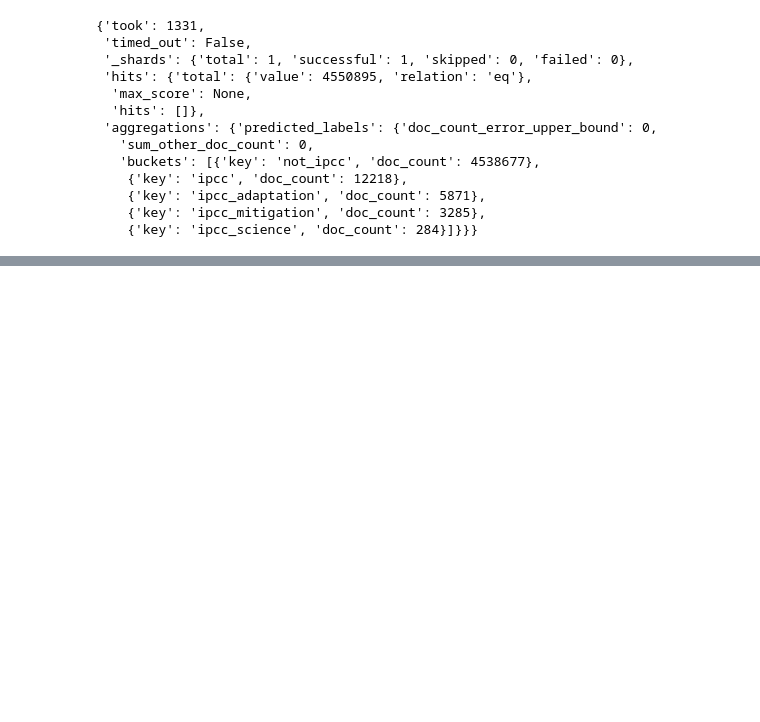
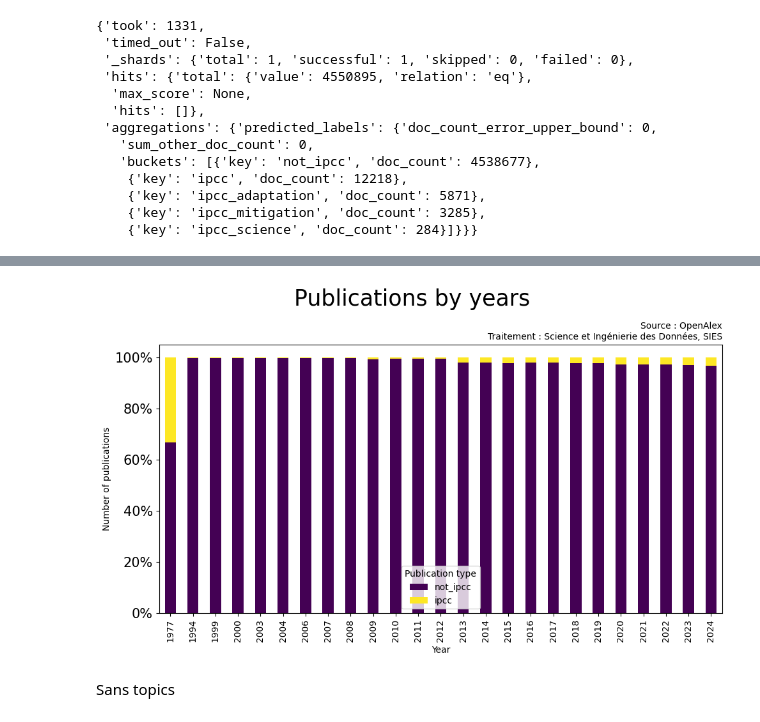
Before and after one commit to dataesr/teds, a Jupyter notebook: notebooks/IPCC_model_on_scanR_publications.ipynb, the cells around one changed output, grey strips where cells are left out. Cells and saved outputs as stored; diff of their text form; code cells hidden in the pictures; blank space fills up the shorter version.

```diff
--- a/notebooks/IPCC_model_on_scanR_publications.ipynb
+++ b/notebooks/IPCC_model_on_scanR_publications.ipynb
@@ -102,0 +297,70 @@ body = {
+# %%
+body = {
+  "size": 0,
+  "track_total_hits": True,
+  "query": {
+    "bool": {
+      "must": [
+        {
+          "term": {
+            "externalIds.type": "hal"
+          }
+        }
+      ]#,
+      #"filter": {
+      #  "exists": {
+      #    "field": "topics"
+      #  }
+      #}
+    }
+  },
+  "aggs": {
+    "years": {
+      "terms": {
+        "field": "year",
+        "size": 10000000
+      },
+      "aggs": {
+        "predicted_labels": {
+          "terms": {
+            "field": "predict_teds.label.keyword",
+            "size": 10000000
+          }
+        }
+      }
+    }
+  }
+}
+data=get_from_es(body,'scanr-publications')
+
+data_counts={}
+for x in data['aggregations']['years']['buckets']:
+    data_counts[x['key']]=[]
+    if 'not_ipcc' in [bucket['key'] for bucket in x['predicted_labels']['buckets']]:
+        nb=[bucket['doc_count'] for bucket in x['predicted_labels']['buckets'] if bucket['key']=='not_ipcc'][0]
+        data_counts[x['key']].append(round(nb*100/x['doc_count'],1))
+    else:
+        data_counts[x['key']].append(0)
+    if 'ipcc' in [bucket['key'] for bucket in x['predicted_labels']['buckets']]:
+        nb=[bucket['doc_count'] for bucket in x['predicted_labels']['buckets'] if bucket['key']=='ipcc'][0]
+        data_counts[x['key']].append(round(nb*100/x['doc_count'],1))
+    else:
+        data_counts[x['key']].append(0)
+data_counts={key: value for key, value in data_counts.items() if value!= [0, 0] and value != [100,0]}
+
+df = pd.DataFrame.from_dict(data_counts, orient='index', columns=['not_ipcc', 'ipcc'])
+df = df.sort_index()
+ax = df.plot(kind='bar', stacked=True, figsize=(10, 6), colormap='viridis')
+ax.set_xlabel('Year')
+ax.set_yticklabels([f'{tick:.0f}%' for tick in ax.get_yticks()], fontsize=15)
+ax.set_ylabel('Number of publications')
+ax.legend(title='Publication type')
+
+plt.suptitle("Publications by years", size=25)
+plt.title('Source : OpenAlex\nTraitement : Science et Ingénierie des Données, SIES', size=10, loc='right')
+plt.tight_layout()
+plt.show()
+# %% [output]
+[figure, added]
+# %% [markdown]
+Sans topics
```
Also changed, not shown: parts of 22 cells of this notebook.
